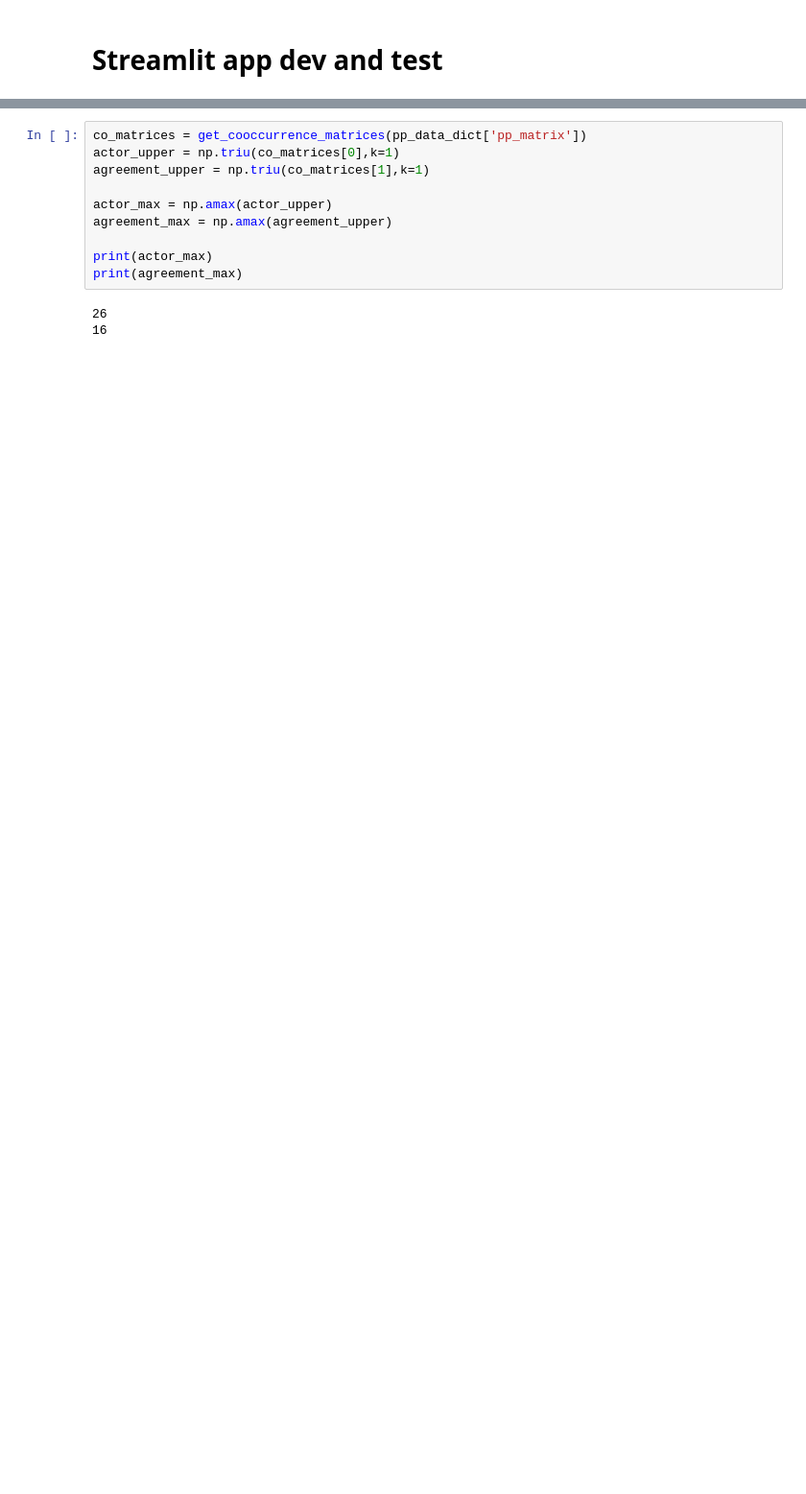
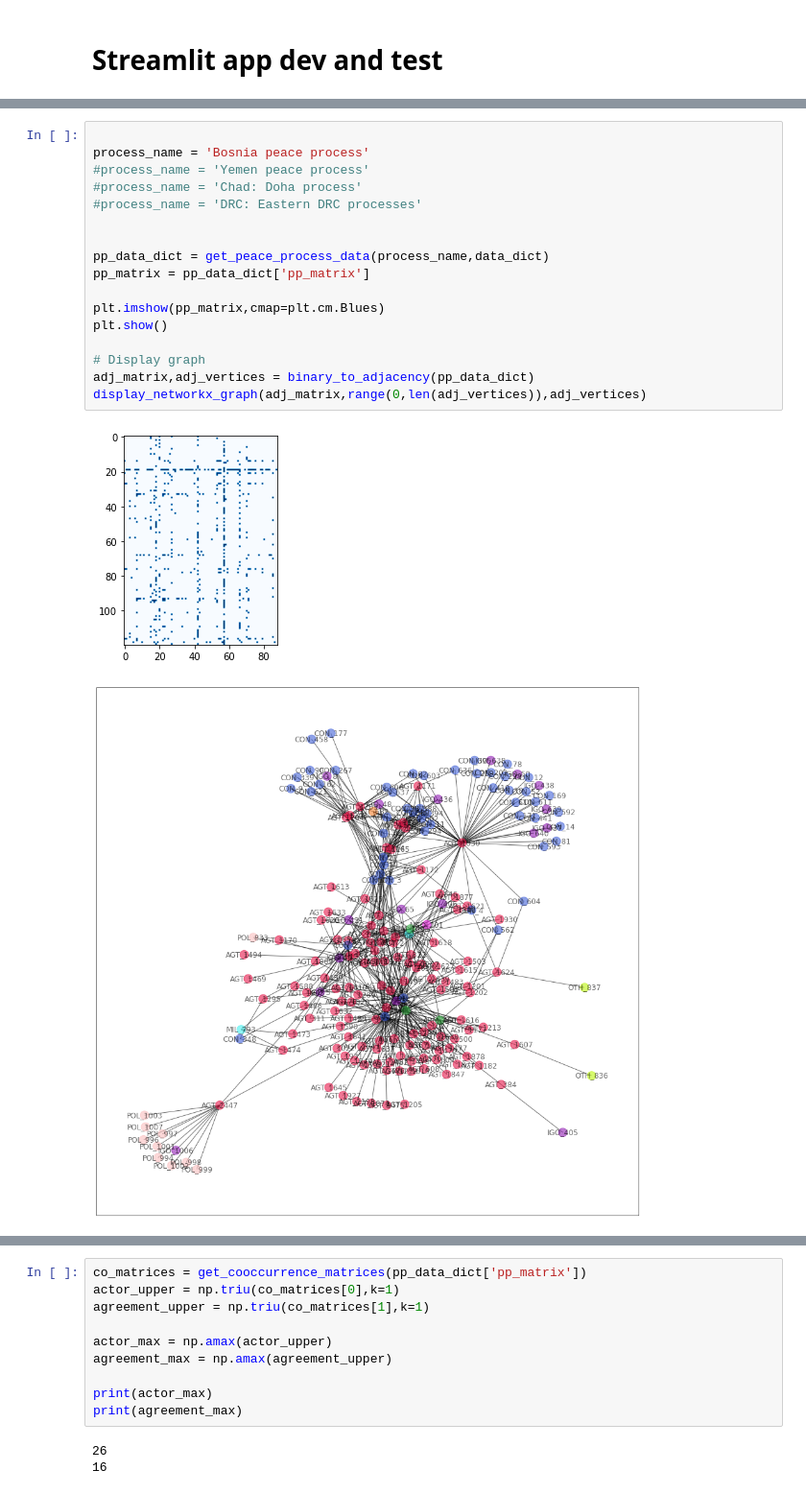
Before and after one commit to niamhhenry/actors, a Jupyter notebook: signatories_streamlit.ipynb, the cells around one changed output, grey strips where cells are left out. Shown at 96% size. Drawn from its saved outputs; the diff is of its cells as text; blank space fills up the shorter version.

```diff
--- a/signatories_streamlit.ipynb
+++ b/signatories_streamlit.ipynb
@@ -216,0 +235,20 @@ display_graph(pp_graph,node_colors)
+# %%
+
+process_name = 'Bosnia peace process'
+#process_name = 'Yemen peace process'
+#process_name = 'Chad: Doha process'
+#process_name = 'DRC: Eastern DRC processes'
+
+
+pp_data_dict = get_peace_process_data(process_name,data_dict)
+pp_matrix = pp_data_dict['pp_matrix']
+
+plt.imshow(pp_matrix,cmap=plt.cm.Blues)
+plt.show()
+
+# Display graph
+adj_matrix,adj_vertices = binary_to_adjacency(pp_data_dict)
+display_networkx_graph(adj_matrix,range(0,len(adj_vertices)),adj_vertices)
+# %% [output]
+[figure, added]
+[figure, added]
```
Also changed, not shown: parts of 35 cells of this notebook.
